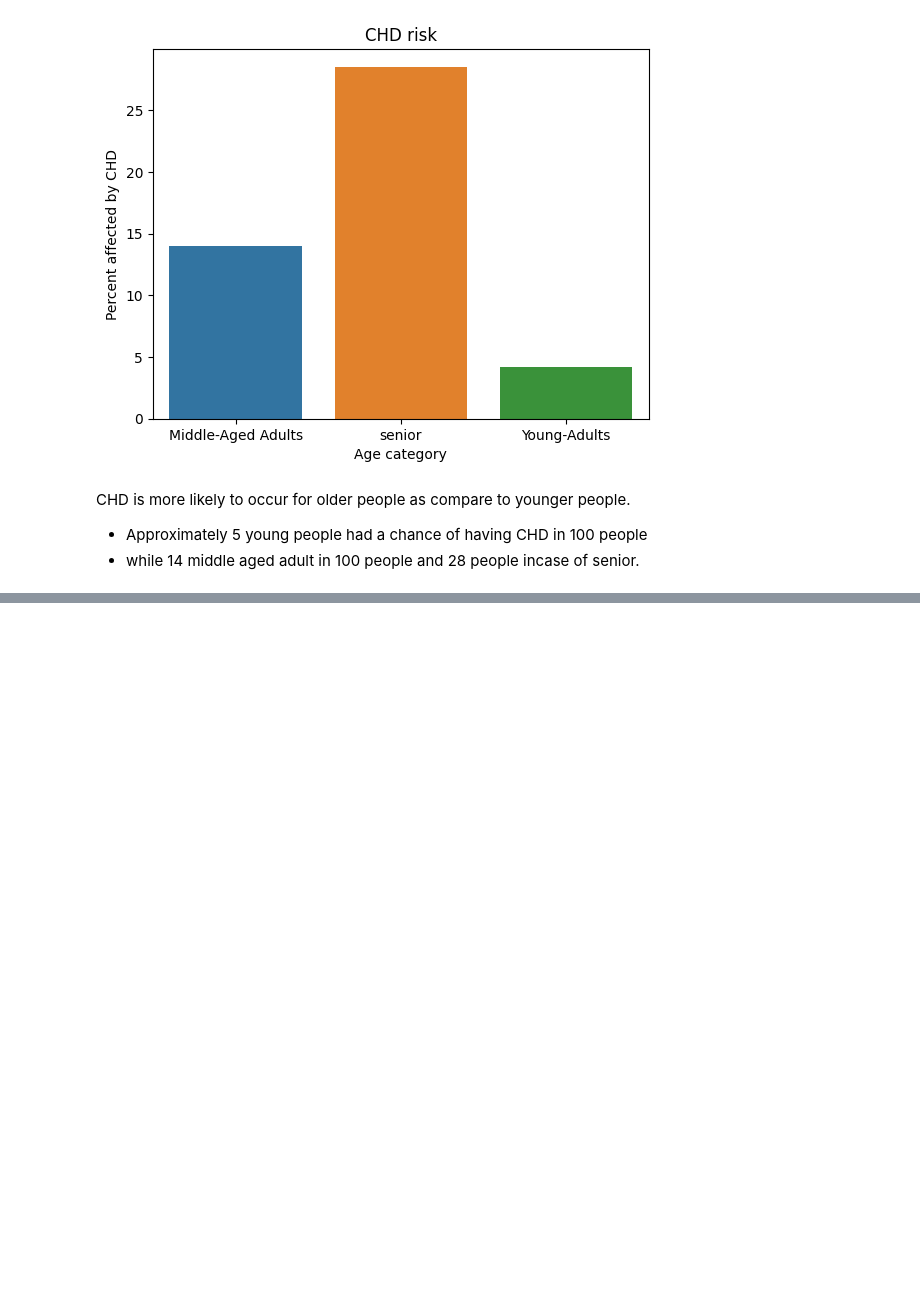
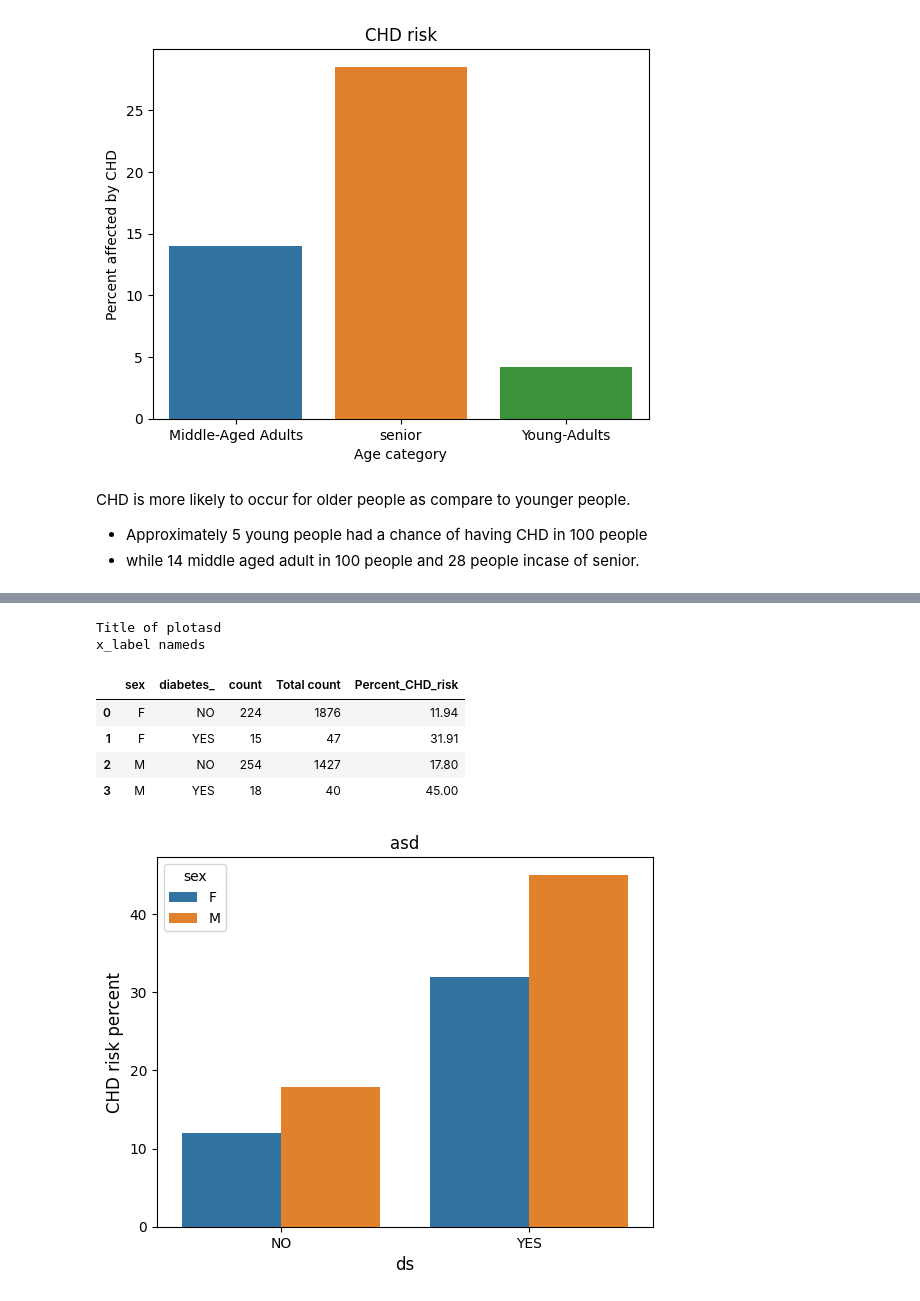
Before and after one commit to parasgupta1995/cardioviscular-risk-prediction, a Jupyter notebook: cardioviscular_risk_prediction.ipynb, the cells around one changed output, grey strips where cells are left out. Drawn from its saved outputs; the diff is of its cells as text; code cells hidden in the pictures; blank space fills up the shorter version.

```diff
--- a/cardioviscular_risk_prediction.ipynb
+++ b/cardioviscular_risk_prediction.ipynb
@@ -125,0 +184,13 @@ CHD is more likely to occur for older people as compare to younger people.
+# %%
+data['diabetes_']=data.apply(lambda x: convert(x['diabetes']),axis=1)
+# %%
+plot_visual(data,col='TenYearCHD',column_name1='sex',column_name2='diabetes_')
+# %% [output]
+Title of plotasd
+x_label nameds
+|  | sex | diabetes_ | count | Total count | Percent_CHD_risk |
+| 0 | F | NO | 224 | 1876 | 11.94 |
+| 1 | F | YES | 15 | 47 | 31.91 |
+| 2 | M | NO | 254 | 1427 | 17.80 |
+| 3 | M | YES | 18 | 40 | 45.00 |
+[figure, added]
```
Also changed, not shown: parts of 19 cells of this notebook.
